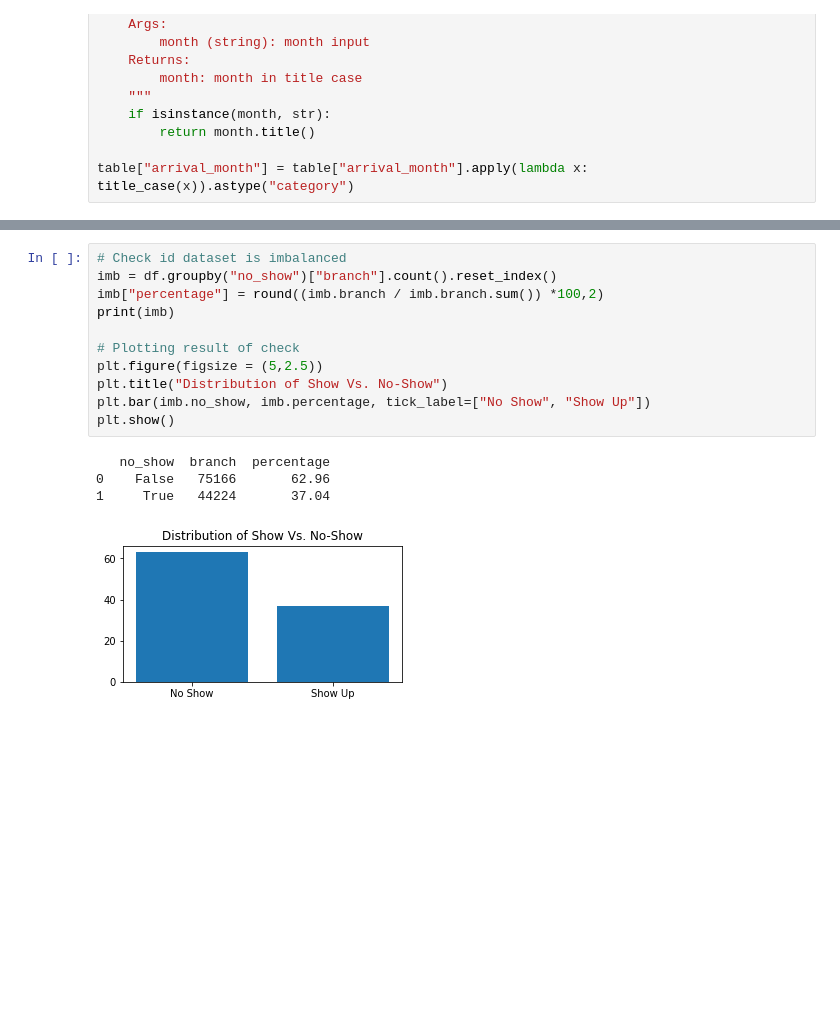
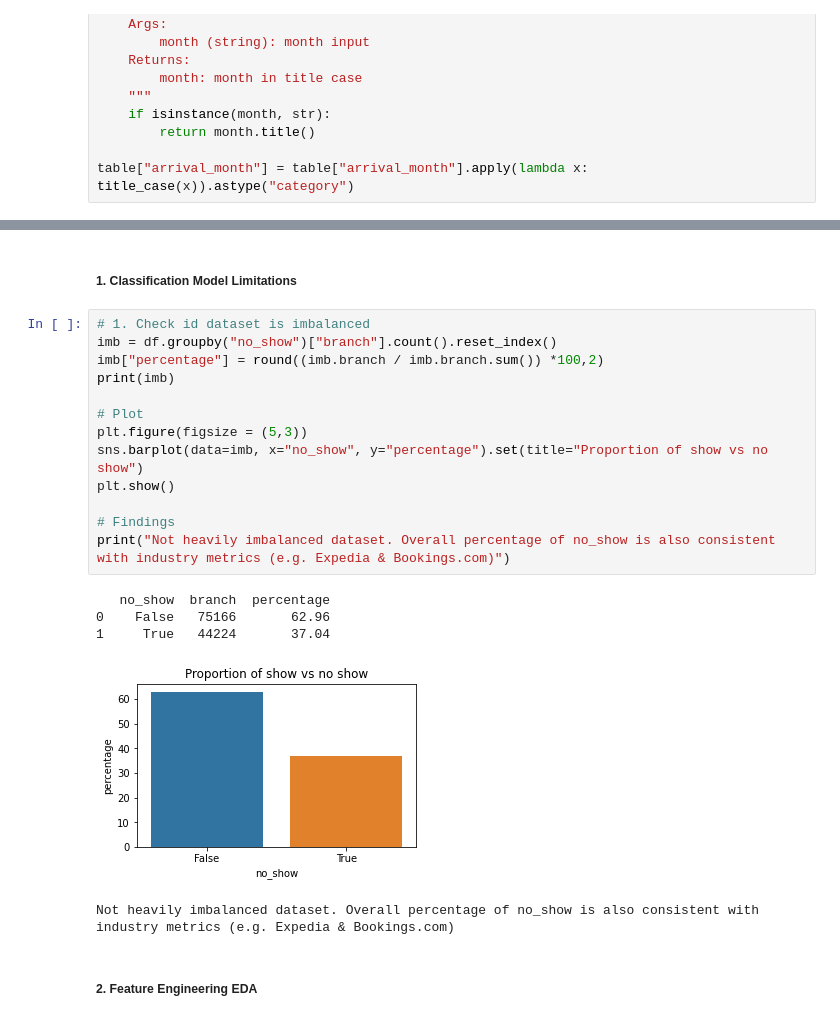
Before and after one commit to marmal88/Hotel-Bookings, a Jupyter notebook: eda.ipynb, the cells around one changed output, grey strips where cells are left out. Drawn from its saved outputs; the diff is of its cells as text; blank space fills up the shorter version.

Commit message:
edits to EDA and readme to improve overall readability

```diff
--- a/eda.ipynb
+++ b/eda.ipynb
@@ -256,22 +277,29 @@ df
     6. [x] Are first time customers more likely to no-show?
     7. [x] Is low room price a reason for no-show?
     8. [ ] Is room type a factor for no-show?
+# %% [markdown]
+##### 1. Classification Model Limitations
 # %%
-# Check id dataset is imbalanced
+# 1. Check id dataset is imbalanced
 imb = df.groupby("no_show")["branch"].count().reset_index()
 imb["percentage"] = round((imb.branch / imb.branch.sum()) *100,2)
 print(imb)
 
-# Plotting result of check
-plt.figure(figsize = (5,2.5))
-plt.title("Distribution of Show Vs. No-Show")
-plt.bar(imb.no_show, imb.percentage, tick_label=["No Show", "Show Up"])
+# Plot
+plt.figure(figsize = (5,3))
+sns.barplot(data=imb, x="no_show", y="percentage").set(title="Proportion of show vs no show")
 plt.show()
+
+# Findings
+print("Not heavily imbalanced dataset. Overall percentage of no_show is also consistent with industry metrics (e.g. Expedia & Bookings.com)")
 # %% [output]
    no_show  branch  percentage
 0    False   75166       62.96
 1     True   44224       37.04
-[figure, old version]
+[figure, new version]
+Not heavily imbalanced dataset. Overall percentage of no_show is also consistent with industry metrics (e.g. Expedia & Bookings.com)
+# %% [markdown]
+##### 2. Feature Engineering EDA
 # %%
 # 1. Are those with children more or less likely to no-show?
 df["with_child"] = df.num_children.apply(lambda x: True if x>0 else False)
```
Also changed, not shown: parts of 17 cells of this notebook, 8 other files.
